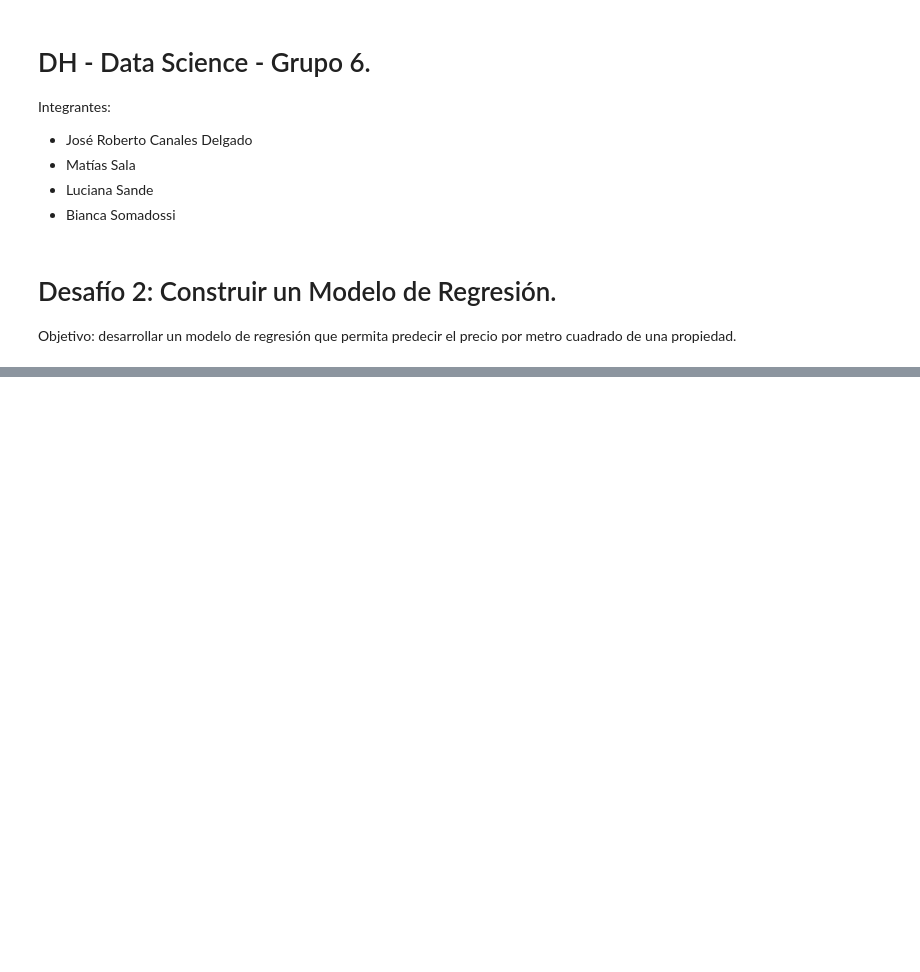
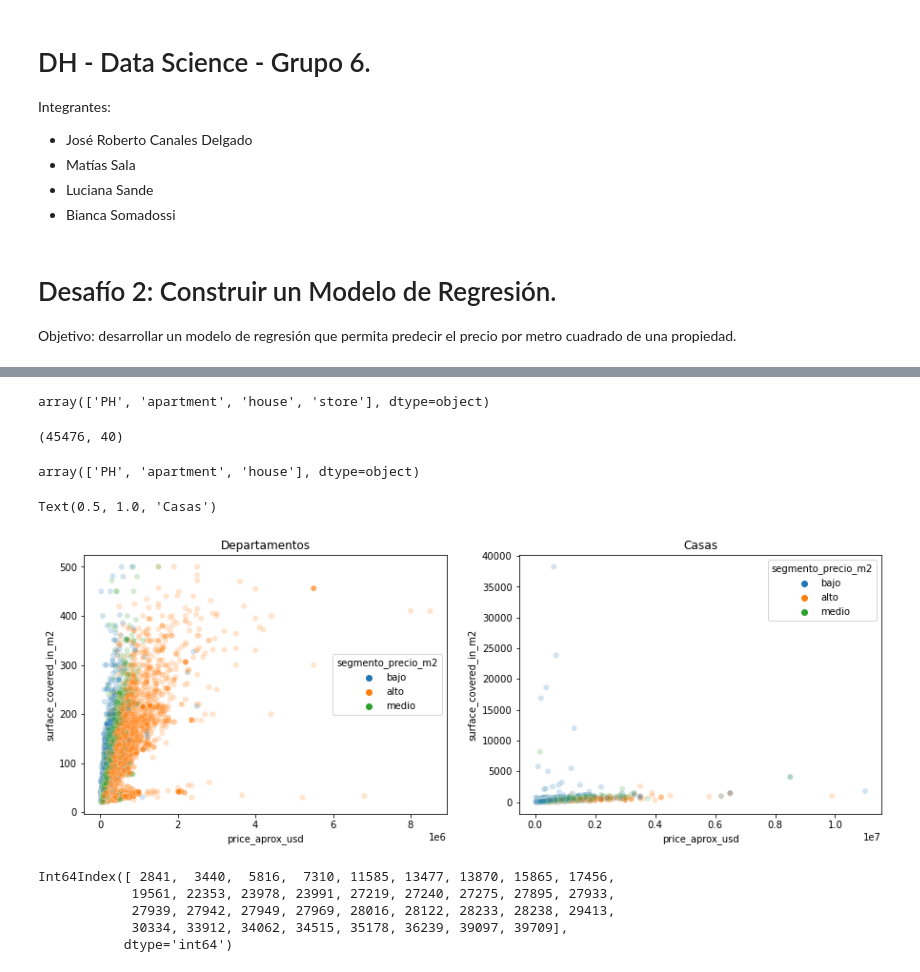
Before and after one commit to Luchiii89/DH_grupo_6, a Jupyter notebook: Desafio_2.ipynb, the cells around one changed output, grey strips where cells are left out. Cells and saved outputs as stored; diff of their text form; code cells hidden in the pictures; blank space fills up the shorter version.

Commit message:
Eliminacion outliers

```diff
--- a/Desafio_2.ipynb
+++ b/Desafio_2.ipynb
@@ -64,0 +78,35 @@ dataset.shape
+# %%
+dataset["property_type"].unique()
+# %% [output]
+array(['PH', 'apartment', 'house', 'store'], dtype=object)
+# %%
+index_property_types=dataset[dataset["property_type"] == "store"].index
+# %%
+dataset.drop(index_property_types, inplace=True)
+# %%
+dataset.shape
+# %% [output]
+(45476, 40)
+# %%
+dataset["property_type"].unique()
+# %% [output]
+array(['PH', 'apartment', 'house'], dtype=object)
+# %%
+fig, axs = plt.subplots(1,2, figsize=(15, 5))
+
+sns.scatterplot(x=((dataset[(dataset.property_type == 'apartment')].price_aprox_usd)),
+                y=(dataset[(dataset.property_type == 'apartment')].surface_covered_in_m2 ),
+                alpha=0.2, ax=axs[0], hue=dataset['segmento_precio_m2'])
+
+
+axs[0].set_title("Departamentos")
+
+sns.scatterplot(x=((dataset[(dataset.property_type == 'house')].price_aprox_usd)),
+                y=(dataset[(dataset.property_type == 'house')].surface_covered_in_m2 ),
+                alpha=0.2, ax=axs[1], hue=dataset['segmento_precio_m2'])
+
+
+axs[1].set_title("Casas")
+# %% [output]
+Text(0.5, 1.0, 'Casas')
+[figure, added]
@@ -64,0 +115,8 @@ dataset.shape
+# %%
+index_outliers
+# %% [output]
+Int64Index([ 2841,  3440,  5816,  7310, 11585, 13477, 13870, 15865, 17456,
+            19561, 22353, 23978, 23991, 27219, 27240, 27275, 27895, 27933,
+            27939, 27942, 27949, 27969, 28016, 28122, 28233, 28238, 29413,
+            30334, 33912, 34062, 34515, 35178, 36239, 39097, 39709],
+           dtype='int64')
```
Also changed, not shown: parts of 14 cells of this notebook.
